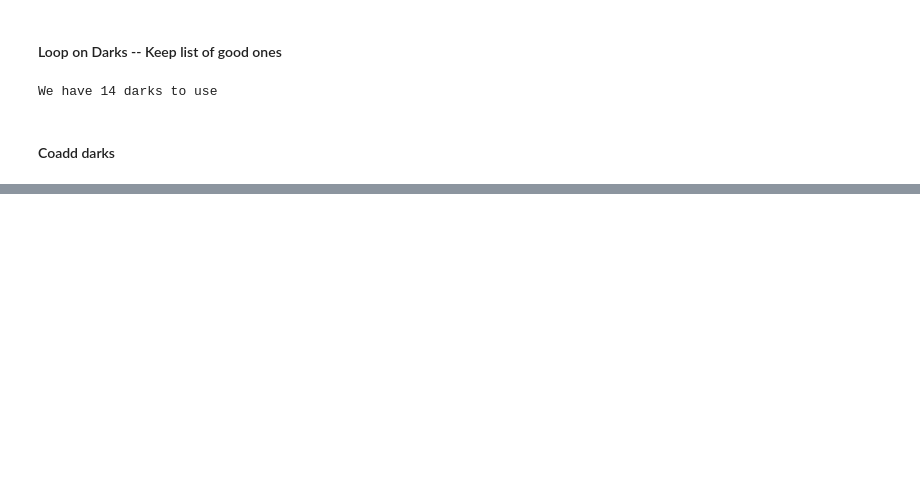
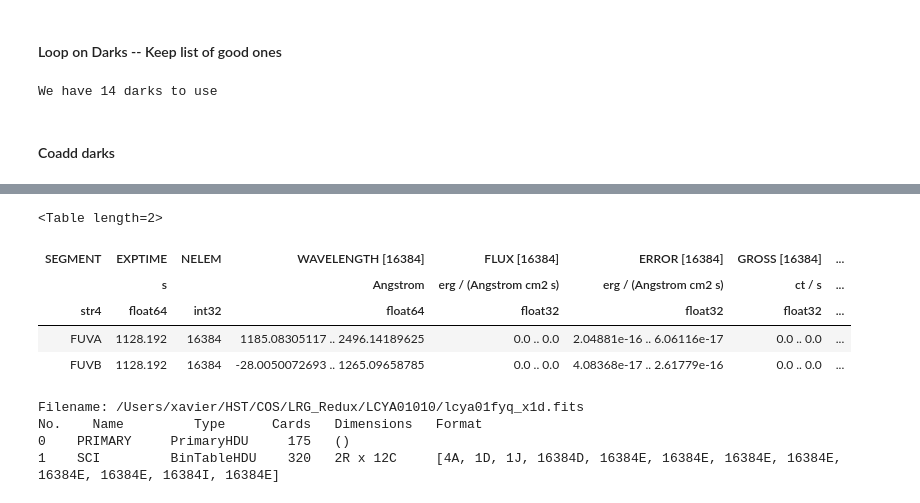
Before and after one commit to PYPIT/COS_REDUX, a Jupyter notebook: docs/nb/Redux_Example.ipynb, the cells around one changed output, grey strips where cells are left out. Saved outputs shown, nothing was run; the diff lists cells and outputs as text; code cells hidden in the pictures; blank space fills up the shorter version.

```diff
--- a/docs/nb/Redux_Example.ipynb
+++ b/docs/nb/Redux_Example.ipynb
@@ -288,0 +385,15 @@ We have 14 darks to use
+# %%
+dark = x1d['DQ_WGT'].copy()
+# %%
+dark[0,:] = smooth_spec*scale_sci_drk
+# %%
+x1d['DARK'] = dark
+# %%
+x1d
+# %% [output]
+<Table length=2>
+| SEGMENT | EXPTIME | NELEM | WAVELENGTH [16384] | FLUX [16384] | ERROR [16384] | GROSS [16384] | ... |
+|  | s |  | Angstrom | erg / (Angstrom cm2 s) | erg / (Angstrom cm2 s) | ct / s | ... |
+| str4 | float64 | int32 | float64 | float32 | float32 | float32 | ... |
+| FUVA | 1128.192 | 16384 | 1185.08305117 .. 2496.14189625 | 0.0 .. 0.0 | 2.04881e-16 .. 6.06116e-17 | 0.0 .. 0.0 | ... |
+| FUVB | 1128.192 | 16384 | -28.0050072693 .. 1265.09658785 | 0.0 .. 0.0 | 4.08368e-17 .. 2.61779e-16 | 0.0 .. 0.0 | ... |
@@ -288,0 +402,7 @@ We have 14 darks to use
+# %%
+hdu.info()
+# %% [output]
+Filename: /Users/xavier/HST/COS/LRG_Redux/LCYA01010/lcya01fyq_x1d.fits
+No.    Name         Type      Cards   Dimensions   Format
+0    PRIMARY     PrimaryHDU     175   ()
+1    SCI         BinTableHDU    320   2R x 12C     [4A, 1D, 1J, 16384D, 16384E, 16384E, 16384E, 16384E, 16384E, 16384E, 16384I, 16384E]
```
Also changed, not shown: parts of 29 cells of this notebook, 2 other files.
